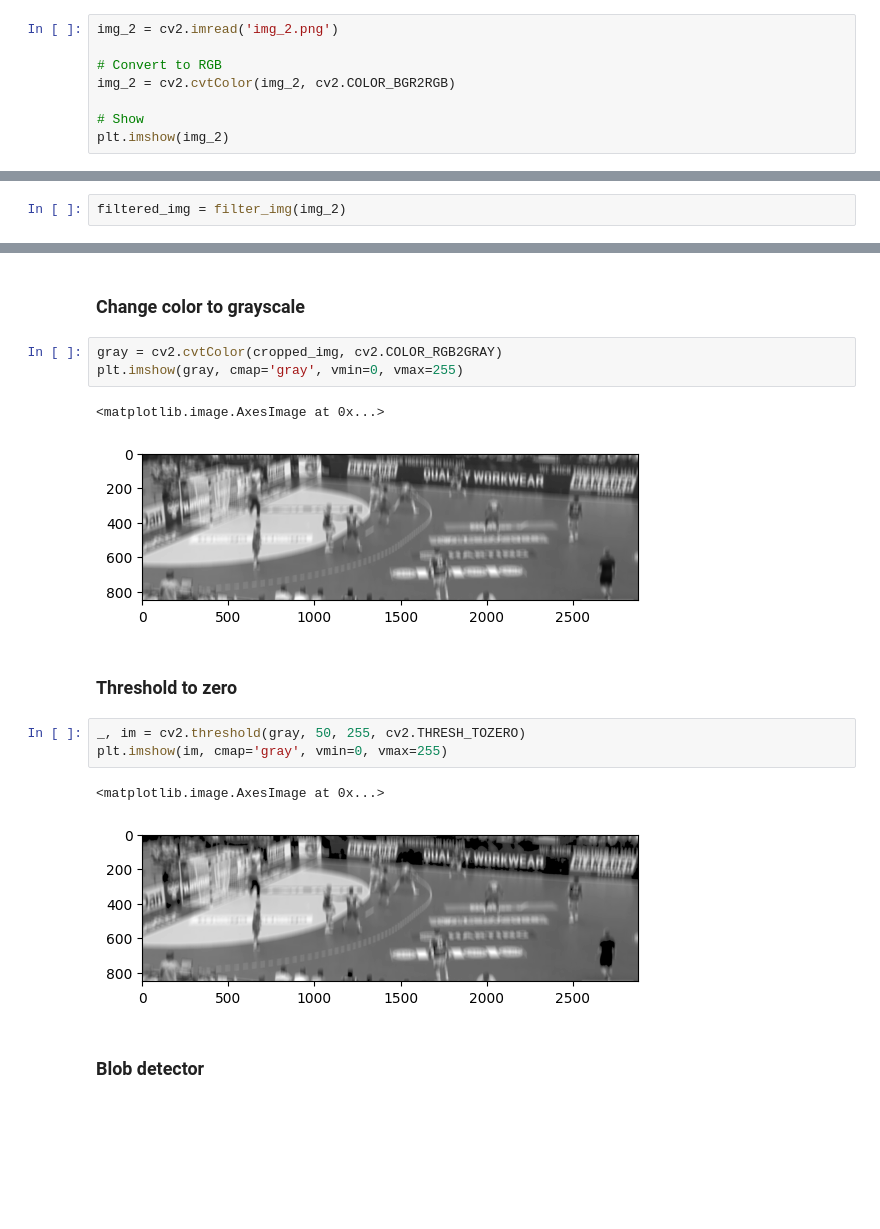
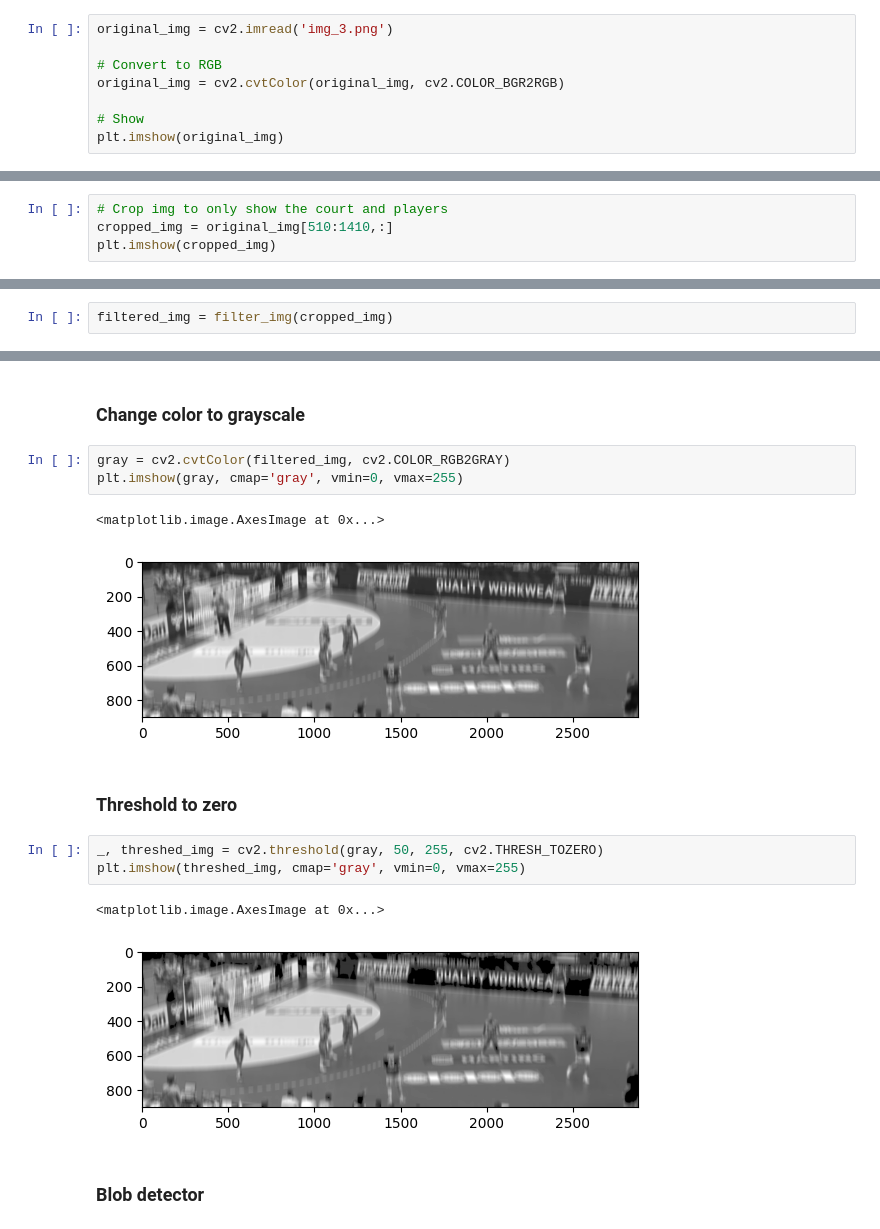
Before and after one commit to gergelyfazekas/handball_ocr, a Jupyter notebook: handball_ocr.ipynb, the cells around one changed output, grey strips where cells are left out. Saved outputs shown, nothing was run; the diff lists cells and outputs as text; blank space fills up the shorter version.

```diff
--- a/handball_ocr.ipynb
+++ b/handball_ocr.ipynb
@@ -16,12 +214,12 @@ objc[14896]: Class CVSlider is implemented in both /Users/gergelyfazekas/Documen
 # %% [markdown]
 ### Loading the image
 # %%
-img_2 = cv2.imread('img_2.png')
+original_img = cv2.imread('img_3.png')
 
 # Convert to RGB
-img_2 = cv2.cvtColor(img_2, cv2.COLOR_BGR2RGB)
+original_img = cv2.cvtColor(original_img, cv2.COLOR_BGR2RGB)
 
 # Show
-plt.imshow(img_2)
+plt.imshow(original_img)
 # %% [output]
 <matplotlib.image.AxesImage at 0x...>
@@ -28,0 +229,4 @@ plt.imshow(img_2)
+# %%
+# Crop img to only show the court and players
+cropped_img = original_img[510:1410,:]
+plt.imshow(cropped_img)
@@ -29,5 +236,5 @@ plt.imshow(img_2)
 # %% [markdown]
 ### Applying filters
 # %%
-filtered_img = filter_img(img_2)
+filtered_img = filter_img(cropped_img)
 # %% [output]
@@ -44,19 +242,19 @@ plt.imshow(cropped_img)
 # %% [markdown]
 ### Change color to grayscale
 # %%
-gray = cv2.cvtColor(cropped_img, cv2.COLOR_RGB2GRAY)
+gray = cv2.cvtColor(filtered_img, cv2.COLOR_RGB2GRAY)
 plt.imshow(gray, cmap='gray', vmin=0, vmax=255)
 # %% [output]
 <matplotlib.image.AxesImage at 0x...>
-[figure, old version]
+[figure, new version]
 # %% [markdown]
 ### Threshold to zero
 # %%
-_, im = cv2.threshold(gray, 50, 255, cv2.THRESH_TOZERO)
-plt.imshow(im, cmap='gray', vmin=0, vmax=255)
+_, threshed_img = cv2.threshold(gray, 50, 255, cv2.THRESH_TOZERO)
+plt.imshow(threshed_img, cmap='gray', vmin=0, vmax=255)
 # %% [output]
 <matplotlib.image.AxesImage at 0x...>
-[figure, old version]
+[figure, new version]
 # %% [markdown]
 ### Blob detector
 # %%
```
Also changed, not shown: parts of 39 cells of this notebook.
